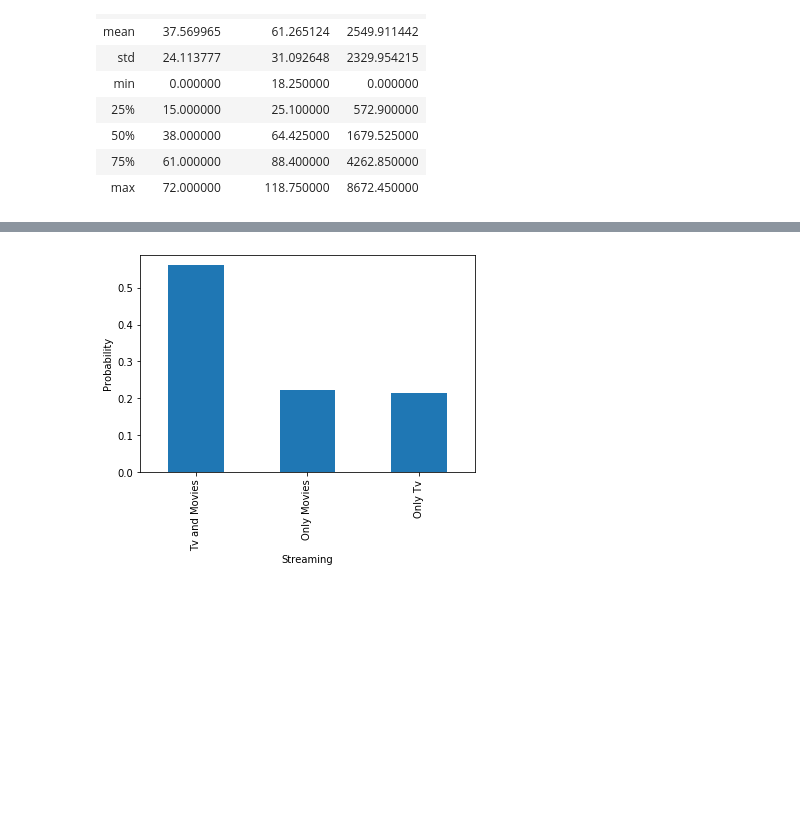
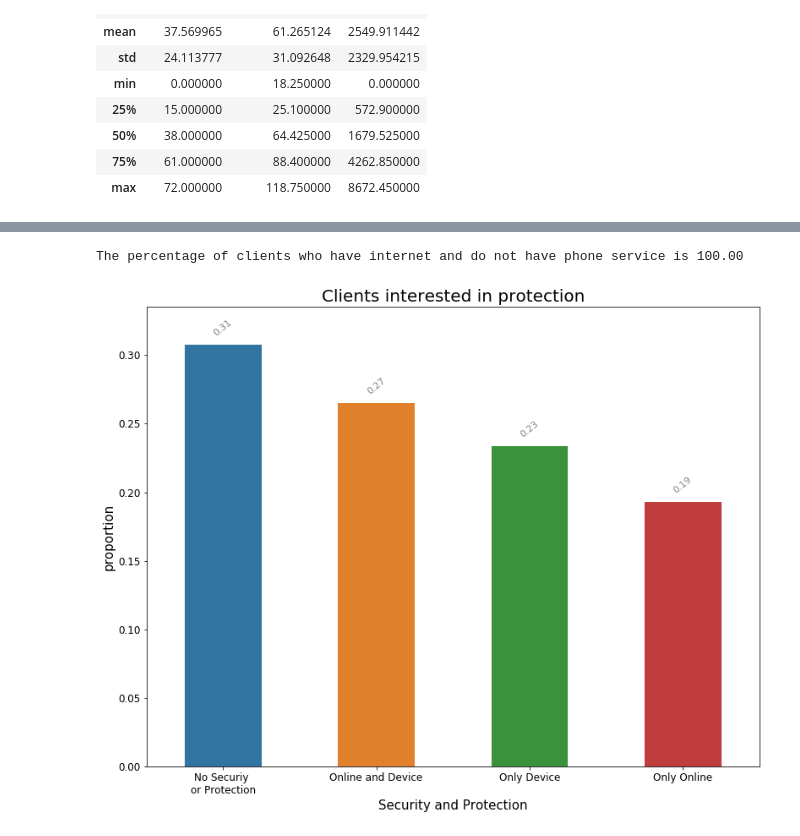
Before and after one commit to anitamezzetti/EPFL_Data_science_in_practice, a Jupyter notebook: Probelm Set 1/PS1-ongoing.ipynb, the cells around one changed output, grey strips where cells are left out. Cells and saved outputs as stored; diff of their text form; code cells hidden in the pictures; blank space fills up the shorter version.

```diff
--- a/Probelm Set 1/PS1-ongoing.ipynb
+++ b/Probelm Set 1/PS1-ongoing.ipynb
@@ -100,0 +148,14 @@ for c in df_obj_plot.columns:
+# %%
+fig, ax = plt.subplots(figsize=(15,45), ncols=2, nrows=8)
+axes = ax.flatten()
+
+for i, col in enumerate(df_summ.columns.levels[0]):
+    category = df_summ.loc["proportion", col]
+    sns.barplot(category.index, category, ax=axes[i])
+    axes[i].tick_params(axis="x", rotation=39, labelsize=12)
+    axes[i].set_xlabel(col, fontsize=15)
+    annotate(axes[i])
+
+#plt.title("Group composition of each feature", fontsize=20)
+plt.tight_layout()
+plt.show()
@@ -101,22 +187,45 @@ for c in df_obj_plot.columns:
+# %%
+#between how many clients who do not have a phone line, look for ones who have internet
+yesInternet_noPhone = 0 #counter
+noPhone = 0
+for i in df.index:
+    if (df.PhoneService[i]=='No'): #if not phone service
+        noPhone += 1
+        #count how many have internet
+        if(df.InternetService[i]!='No'):
+            yesInternet_noPhone += 1
+
+perc = yesInternet_noPhone / noPhone *100 #percentage of clients who have internet and not phone
+
+# decide if it is the case to keep this, in case change the text
+print('The percentage of clients who have internet and do not have phone service is %.2f ' % perc)
+# %% [output]
+The percentage of clients who have internet and do not have phone service is 100.00
 # %%
-#Creation of a DataFrame describing which clients have streaming Tv and streaming Movies
+# clients interesed in protection: how many have have online security and/or device protection
 
-s=[] #where to save the information for each costumer
+protection_customers = [] # where to save the information for each costumer
 for i in df.index:
-    if  (df.StreamingTV[i] == 'Yes') and (df.StreamingMovies[i] == 'Yes'): #both
-        s += ['Tv and Movies']
-    elif (df.StreamingTV[i] == 'No') and (df.StreamingMovies[i] == 'Yes'): #only Movies
-        s += ['Only Movies']
-    elif (df.StreamingTV[i] == 'Yes') and (df.StreamingMovies[i] == 'No'): #only tv
-        s += ['Only Tv']
+    if (df.OnlineSecurity[i] == 'Yes') and (df.DeviceProtection[i] == 'Yes'): #both
+        protection_customers += ['Online and Device']
+    elif (df.OnlineSecurity[i] == 'Yes') and (df.DeviceProtection[i] == 'No'): #only Security
+        protection_customers += ['Only Online']
+    elif (df.OnlineSecurity[i] == 'No') and (df.DeviceProtection[i] == 'Yes'): #only Device
+        protection_customers += ['Only Device']
+    elif (df.OnlineSecurity[i] == 'No') and (df.DeviceProtection[i] == 'No'): #no
+        protection_customers += ['No Securiy \nor Protection']
 
-ss = pd.Series(s)
-prob=ss.value_counts(normalize=True) #count and work in percentage
-prob.plot(kind='bar')
-plt.xlabel('Streaming')
-plt.ylabel('Probability')
+protection_stats = pd.Series(protection_customers)
+protection_prob = protection_stats.value_counts(normalize=True)  # count and work in percentage
+
+fig, ax = plt.subplots(figsize=(13,10))
+sns.barplot(protection_prob.index, protection_prob, ax=ax)
+annotate(ax, 0.003)
+ax.tick_params(labelsize=12)
+ax.set_xlabel('Security and Protection', fontsize=15)
+ax.set_ylabel('proportion', fontsize=15)
+
+plt.title("Clients interested in protection", fontsize=20)
 plt.show()
-plt.close()
-#hien per favore aggiungici le percentuali
 # %% [output]
-[figure, old version]
+[figure, new version]
```
Also changed, not shown: parts of 29 cells of this notebook.
